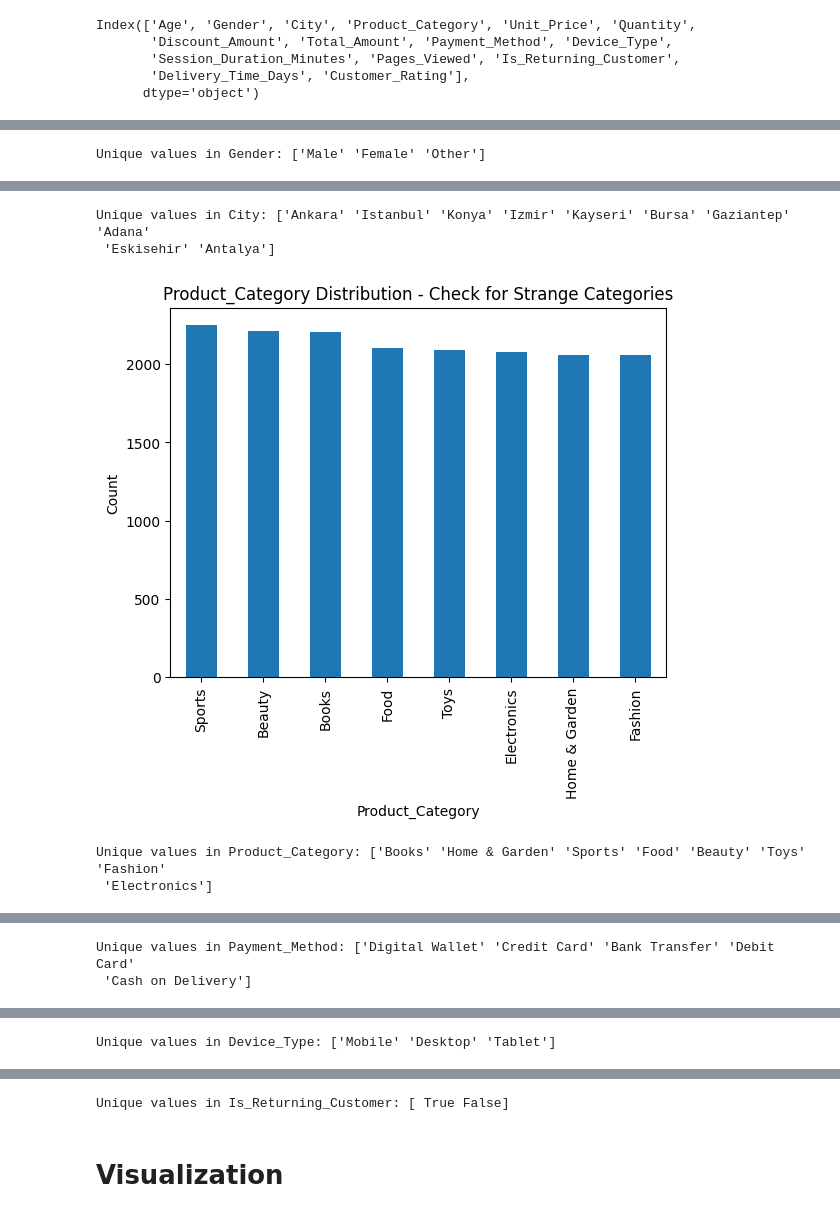
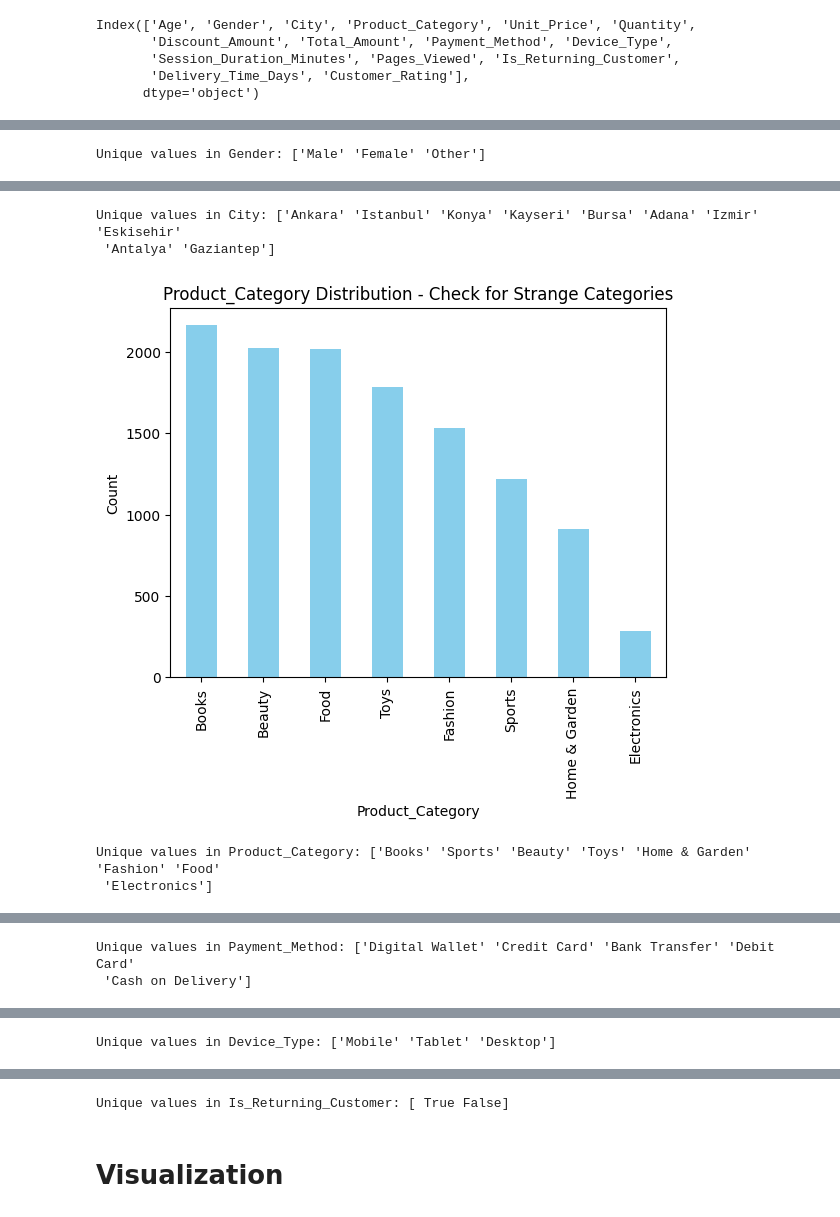
Before and after one commit to shahdelmasry12/Data-Mining-Project, a Jupyter notebook: ecommerce_customer_behavior_dataset_v2.ipynb, the cells around one changed output, grey strips where cells are left out. Drawn from its saved outputs; the diff is of its cells as text; code cells hidden in the pictures.

```diff
--- a/ecommerce_customer_behavior_dataset_v2.ipynb
+++ b/ecommerce_customer_behavior_dataset_v2.ipynb
@@ -193,7 +193,6 @@ Min/Max in Session_Duration_Minutes: 7 / 23
 ... (6 outputs left out)
 # %%
-numerical_cols = ['Age', 'Unit_Price', 'Quantity', 'Discount_Amount', 'Total_Amount',
-                  'Session_Duration_Minutes', 'Pages_Viewed', 'Delivery_Time_Days', 'Customer_Rating']
+numerical_cols = [ 'Unit_Price','Total_Amount','Discount_Amount']
 
 for col in numerical_cols:
     Q1 = df[col].quantile(0.25)
@@ -203,18 +202,17 @@ for col in numerical_cols:
     upper_bound = Q3 + 1.5 * IQR
     df = df[(df[col] >= lower_bound) & (df[col] <= upper_bound)]
 # %%
-numerical_cols = ['Age', 'Unit_Price', 'Quantity', 'Discount_Amount', 'Total_Amount',
-                  'Session_Duration_Minutes', 'Pages_Viewed', 'Delivery_Time_Days', 'Customer_Rating']
-
+numerical_cols = ['Unit_Price','Total_Amount','Discount_Amount']
+df_clean = df.copy()
 for col in numerical_cols:
-    Q1 = df[col].quantile(0.25)
-    Q3 = df[col].quantile(0.75)
+    Q1 = df_clean[col].quantile(0.25)
+    Q3 = df_clean[col].quantile(0.75)
     IQR = Q3 - Q1
     lower_bound = Q1 - 1.5 * IQR
     upper_bound = Q3 + 1.5 * IQR
-    df = df[(df[col] >= lower_bound) & (df[col] <= upper_bound)]
-
-    df.boxplot(column=col, patch_artist=True, boxprops=dict(facecolor='pink'))
+    df_clean = df_clean[(df_clean[col] >= lower_bound) & (df_clean[col] <= upper_bound)]
+for col in numerical_cols:
+    df_clean.boxplot(column=col, patch_artist=True, boxprops=dict(facecolor='pink'))
     plt.title(f"{col} Distribution After Removing Outliers")
     plt.xlabel(col)
     plt.ylabel("Values")
@@ -233,7 +225,7 @@ for col in numerical_cols:
 categorical_cols = ['Gender', 'City', 'Product_Category', 'Payment_Method', 'Device_Type', 'Is_Returning_Customer']
 
 for col in categorical_cols:
-    df[col].value_counts().plot(kind="bar")
+    df[col].value_counts().plot(kind="bar", color='skyblue')
     plt.title(f"{col} Distribution - Check for Strange Categories")
     plt.xlabel(col)
     plt.ylabel("Count")
@@ -246,5 +238,5 @@ Unique values in Gender: ['Male' 'Female' 'Other']
-Unique values in City: ['Ankara' 'Istanbul' 'Konya' 'Izmir' 'Kayseri' 'Bursa' 'Gaziantep' 'Adana'
- 'Eskisehir' 'Antalya']
+Unique values in City: ['Ankara' 'Istanbul' 'Konya' 'Kayseri' 'Bursa' 'Adana' 'Izmir' 'Eskisehir'
+ 'Antalya' 'Gaziantep']
-[figure, old version]
+[figure, new version]
-Unique values in Product_Category: ['Books' 'Home & Garden' 'Sports' 'Food' 'Beauty' 'Toys' 'Fashion'
+Unique values in Product_Category: ['Books' 'Sports' 'Beauty' 'Toys' 'Home & Garden' 'Fashion' 'Food'
  'Electronics']
@@ -255 +247 @@ Unique values in Payment_Method: ['Digital Wallet' 'Credit Card' 'Bank Transfer'
-Unique values in Device_Type: ['Mobile' 'Desktop' 'Tablet']
+Unique values in Device_Type: ['Mobile' 'Tablet' 'Desktop']
```
Also changed, not shown: parts of 3 cells of this notebook.
